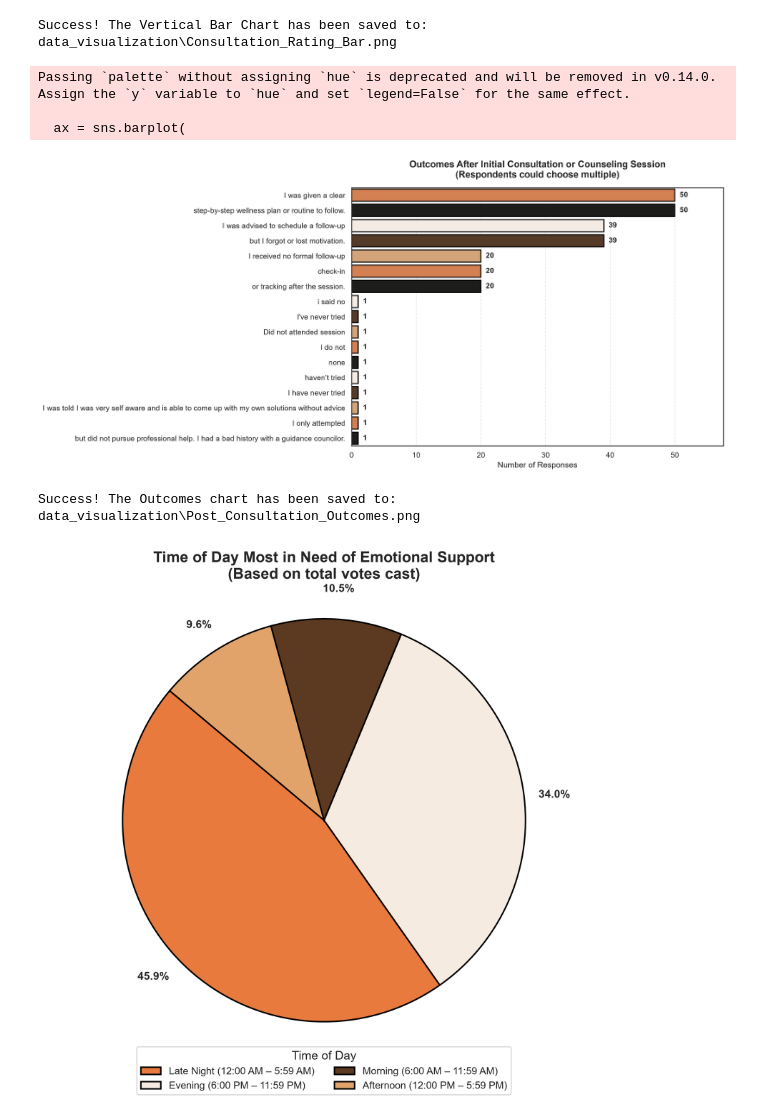
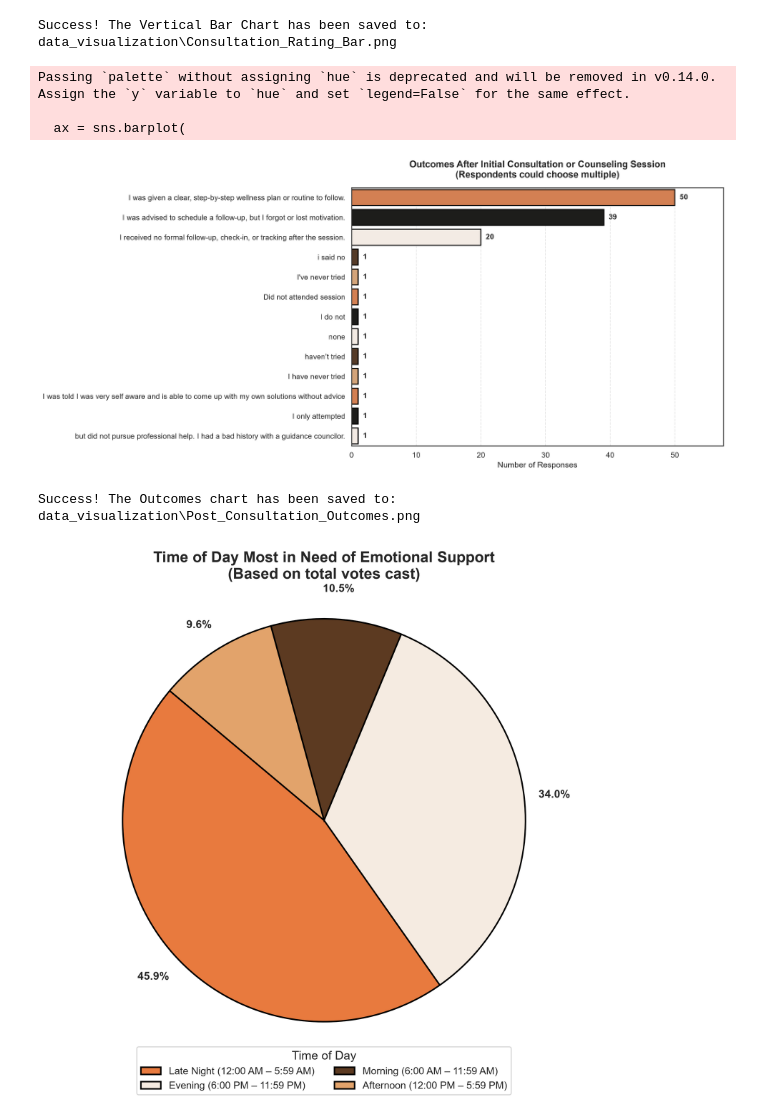
Before and after one commit to JohnLloydCanoy/amuma, a Jupyter notebook: interpretation/data_visualization.ipynb, the cells around one changed output. Saved outputs shown, nothing was run; the diff lists cells and outputs as text; code cells hidden in the pictures.

Commit message:
Update survey data and visualizations: modified cleaned data CSV and replaced Post Consultation Outcomes image

```diff
--- a/interpretation/data_visualization.ipynb
+++ b/interpretation/data_visualization.ipynb
@@ -731,7 +731,7 @@ separated_outcomes = (
     cleaned_df[outcome_col]
     .dropna()
     .astype(str)
-    .str.split(",")
+    .str.split(";")
     .explode()
 )
 
@@ -777,34 +777,34 @@ for patch in ax.patches:
             fontsize=11,
             fontweight="bold",
         )
 
 # 9. Add title and styling
 plt.title(
     "Outcomes After Initial Consultation or Counseling Session\n(Respondents could choose multiple)",
     fontsize=14,
     fontweight="bold",
     pad=15,
 )
 plt.xlabel("Number of Responses", fontsize=12)
 plt.ylabel("", fontsize=12)  # Hidden because the answers themselves are obvious
 
 plt.yticks(fontsize=11)
 plt.grid(axis="x", linestyle="--", alpha=0.5)
 
 # 10. Save to the specific folder
 save_folder = "data_visualization"
 os.makedirs(save_folder, exist_ok=True)
 
 file_path = os.path.join(save_folder, "Post_Consultation_Outcomes.png")
 plt.savefig(file_path, dpi=300, bbox_inches="tight")
 plt.show()
 
 print(f"Success! The Outcomes chart has been saved to: {file_path}")
 # %% [output]
 Passing `palette` without assigning `hue` is deprecated and will be removed in v0.14.0. Assign the `y` variable to `hue` and set `legend=False` for the same effect.
 
   ax = sns.barplot(
-[figure, old version]
+[figure, new version]
 Success! The Outcomes chart has been saved to: data_visualization\Post_Consultation_Outcomes.png
 # %%
 import os
```
Also changed, not shown: 3 other files.
